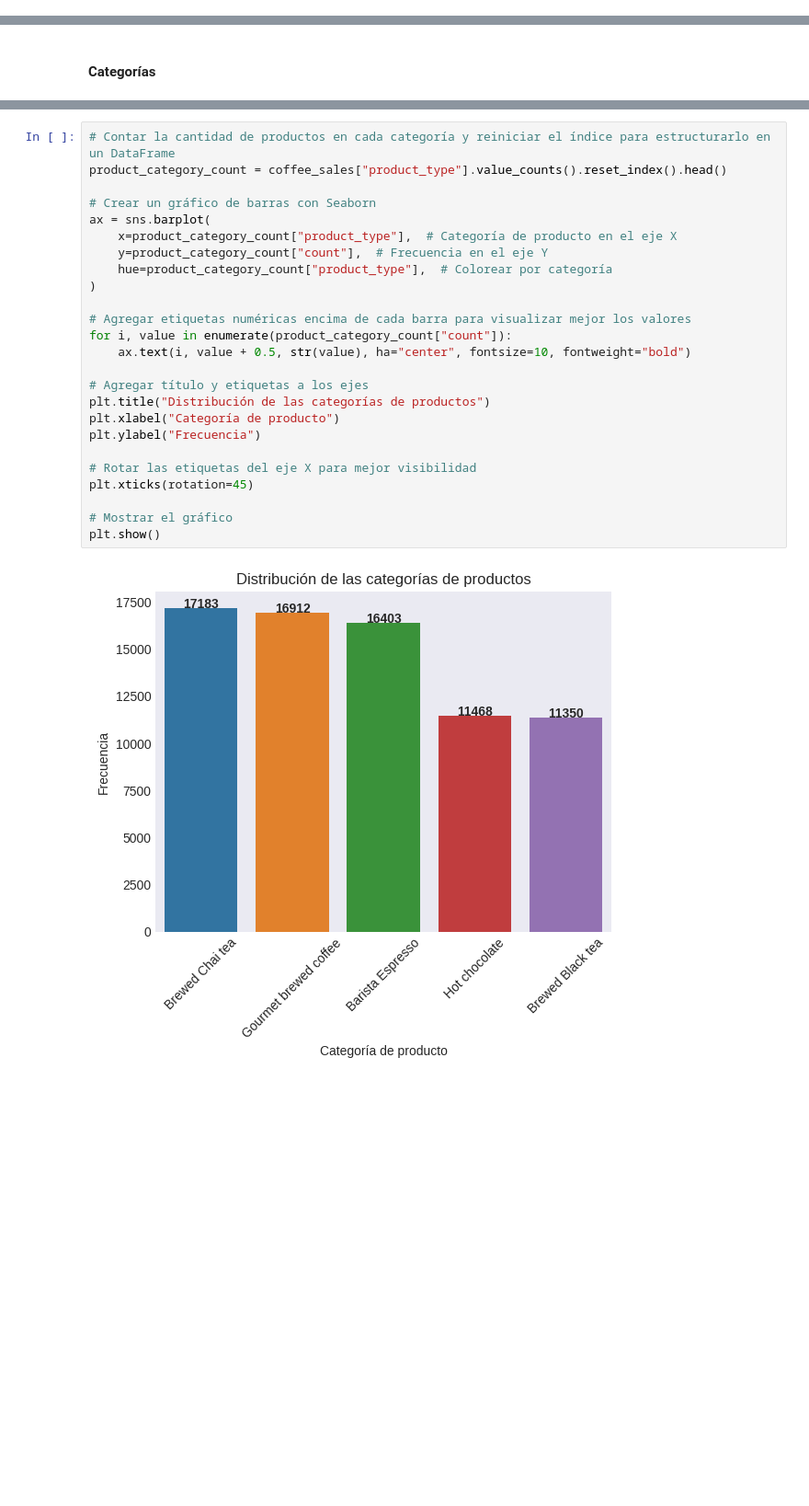
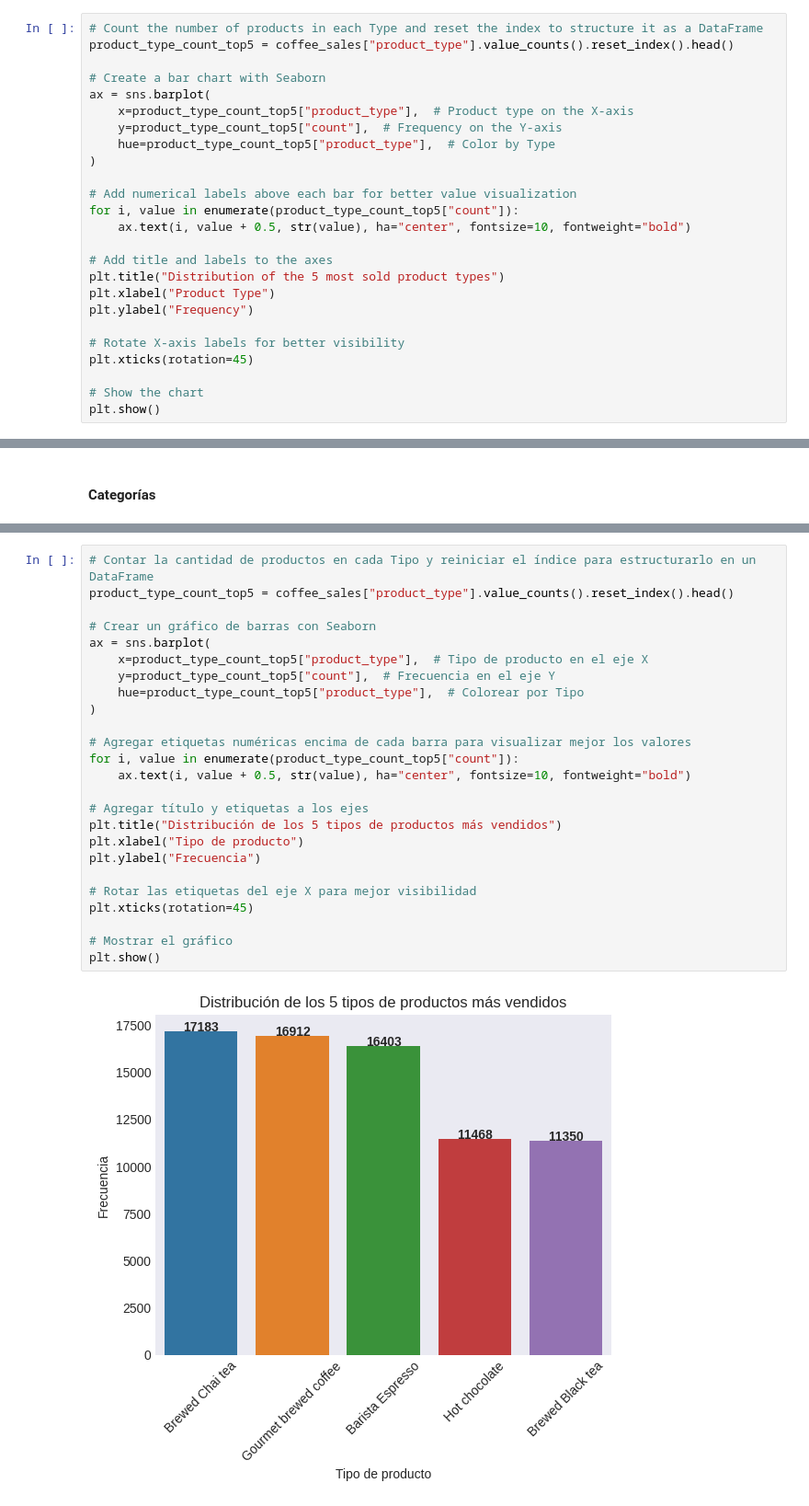
Before and after one commit to eddieisoffline/Portfolio-Data-Science, a Jupyter notebook: cafe/notebook/notebook.ipynb, the cells around one changed output, grey strips where cells are left out. Shown: that part at 92% size. Drawn from its saved outputs; the diff is of its cells as text; blank space fills up the shorter version.

```diff
--- a/cafe/notebook/notebook.ipynb
+++ b/cafe/notebook/notebook.ipynb
@@ -277,0 +278,25 @@ plt.show()
+# %%
+# Count the number of products in each Type and reset the index to structure it as a DataFrame
+product_type_count_top5 = coffee_sales["product_type"].value_counts().reset_index().head()
+
+# Create a bar chart with Seaborn
+ax = sns.barplot(
+    x=product_type_count_top5["product_type"],  # Product type on the X-axis
+    y=product_type_count_top5["count"],  # Frequency on the Y-axis
+    hue=product_type_count_top5["product_type"],  # Color by Type
+)
+
+# Add numerical labels above each bar for better value visualization
+for i, value in enumerate(product_type_count_top5["count"]):
+    ax.text(i, value + 0.5, str(value), ha="center", fontsize=10, fontweight="bold")
+
+# Add title and labels to the axes
+plt.title("Distribution of the 5 most sold product types")
+plt.xlabel("Product Type")
+plt.ylabel("Frequency")
+
+# Rotate X-axis labels for better visibility
+plt.xticks(rotation=45)
+
+# Show the chart
+plt.show()
@@ -553,27 +612,27 @@ plt.show()
 # %%
-# Contar la cantidad de productos en cada categoría y reiniciar el índice para estructurarlo en un DataFrame
-product_category_count = coffee_sales["product_type"].value_counts().reset_index().head()
+# Contar la cantidad de productos en cada Tipo y reiniciar el índice para estructurarlo en un DataFrame
+product_type_count_top5 = coffee_sales["product_type"].value_counts().reset_index().head()
 
 # Crear un gráfico de barras con Seaborn
 ax = sns.barplot(
-    x=product_category_count["product_type"],  # Categoría de producto en el eje X
-    y=product_category_count["count"],  # Frecuencia en el eje Y
-    hue=product_category_count["product_type"],  # Colorear por categoría
+    x=product_type_count_top5["product_type"],  # Tipo de producto en el eje X
+    y=product_type_count_top5["count"],  # Frecuencia en el eje Y
+    hue=product_type_count_top5["product_type"],  # Colorear por Tipo
 )
 
 # Agregar etiquetas numéricas encima de cada barra para visualizar mejor los valores
-for i, value in enumerate(product_category_count["count"]):
+for i, value in enumerate(product_type_count_top5["count"]):
     ax.text(i, value + 0.5, str(value), ha="center", fontsize=10, fontweight="bold")
 
 # Agregar título y etiquetas a los ejes
-plt.title("Distribución de las categorías de productos")
-plt.xlabel("Categoría de producto")
+plt.title("Distribución de los 5 tipos de productos más vendidos")
+plt.xlabel("Tipo de producto")
 plt.ylabel("Frecuencia")
 
 # Rotar las etiquetas del eje X para mejor visibilidad
 plt.xticks(rotation=45)
 
 # Mostrar el gráfico
 plt.show()
 # %% [output]
-[figure, old version]
+[figure, new version]
```
Also changed, not shown: parts of 14 cells of this notebook.
